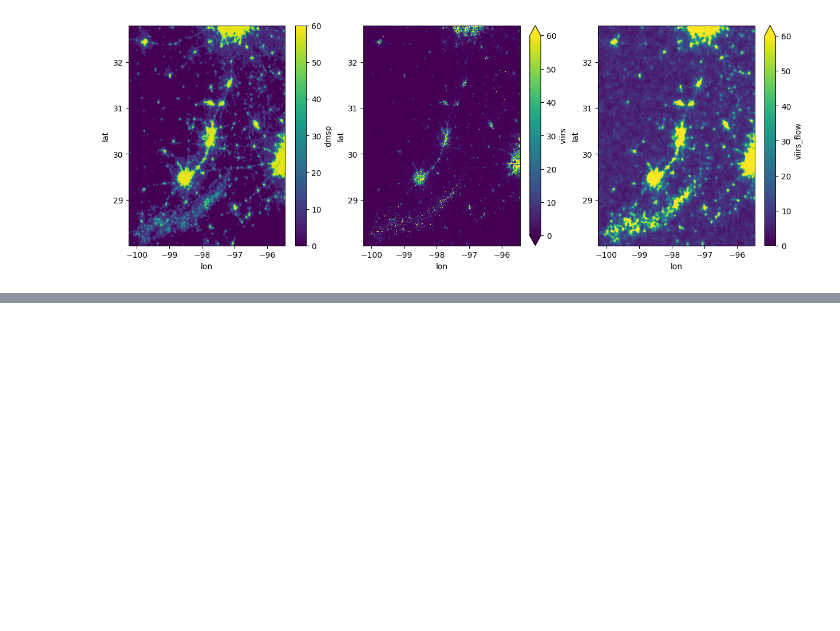
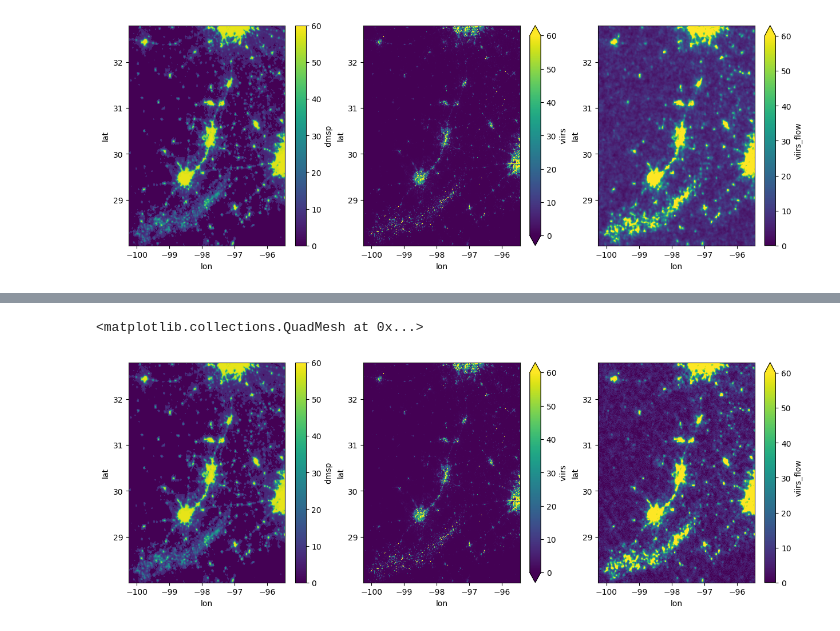
Before and after one commit to manmeet3591/flow_and_diffusion_tutorial, a Jupyter notebook: flow_dmsp.ipynb, the cells around one changed output, grey strips where cells are left out. Drawn from its saved outputs; the diff is of its cells as text; code cells hidden in the pictures; blank space fills up the shorter version.

```diff
--- a/flow_dmsp.ipynb
+++ b/flow_dmsp.ipynb
@@ -910,0 +909,9 @@ ds_dmsp_.viirs_flow.plot(ax=ax[2], vmax=60)
+# %%
+import torch
+import torch.nn as nn
+import torch.optim as optim
+from diffusers import UNet2DModel, FlowMatchHeunDiscreteScheduler
+import wandb
+
+# Initialize FlowMatchEulerDiscreteScheduler
+noise_scheduler = FlowMatchHeunDiscreteScheduler()
@@ -910,0 +964,11 @@ ds_dmsp_.viirs_flow.plot(ax=ax[2], vmax=60)
+# %%
+def get_sigmas(timesteps, n_dim=4, dtype=torch.float32):
+    sigmas = noise_scheduler.sigmas.to(device='cuda', dtype=dtype)
+    schedule_timesteps = noise_scheduler.timesteps.to('cuda')
+    timesteps = timesteps.to('cuda')
+    step_indices = [(schedule_timesteps == t).nonzero().item() for t in timesteps]
+
+    sigma = sigmas[step_indices].flatten()
+    while len(sigma.shape) < n_dim:
+        sigma = sigma.unsqueeze(-1)
+    return sigma
@@ -910,0 +1160,37 @@ ds_dmsp_.viirs_flow.plot(ax=ax[2], vmax=60)
+# %%
+reconstructed_predicted_sr = unpatchify(predicted_sr_np[:,0,:,:], img.shape)
+
+lats = ds_dmsp.y.values[:576]
+lons = ds_dmsp.x.values[:576]
+dmsp_ = ds_dmsp.values[0,:576,:576]
+
+
+import xarray as xr
+ds_dmsp_ = xr.Dataset({
+    'dmsp': xr.DataArray(
+                data   = dmsp_,   # enter data here
+                dims   = ['lat', 'lon'],
+                coords = {'lat': lats, 'lon': lons},
+
+                ),
+    'viirs_flow': xr.DataArray(
+                data   = reconstructed_predicted_sr,   # enter data here
+                dims   = ['lat', 'lon'],
+                coords = {'lat': lats, 'lon': lons},
+                ),
+    'viirs': xr.DataArray(
+                data   = ds_viirs.values[:576,:576],   # enter data here
+                dims   = ['lat', 'lon'],
+                coords = {'lat': lats, 'lon': lons},
+                )
+            },
+    )
+
+import matplotlib.pyplot as plt
+fig,ax = plt.subplots(ncols=3,nrows=1, figsize=(15,5))
+ds_dmsp_.dmsp.plot(ax=ax[0], vmax=60)
+ds_dmsp_.viirs.plot(ax=ax[1], vmin=0, vmax=60)
+ds_dmsp_.viirs_flow.plot(ax=ax[2], vmax=60)
+# %% [output]
+<matplotlib.collections.QuadMesh at 0x...>
+[figure, added]
```
Also changed, not shown: parts of 6 cells of this notebook.
